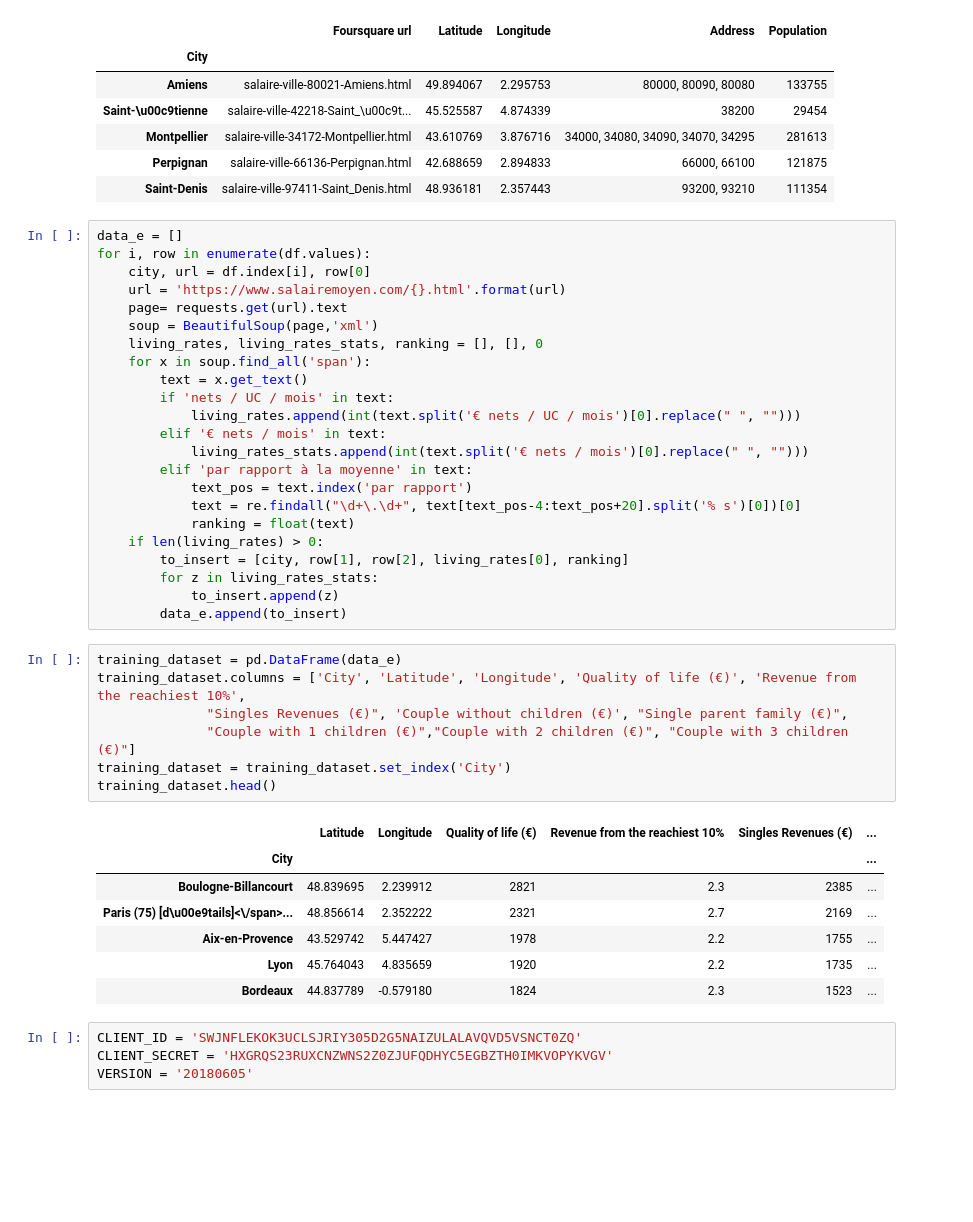
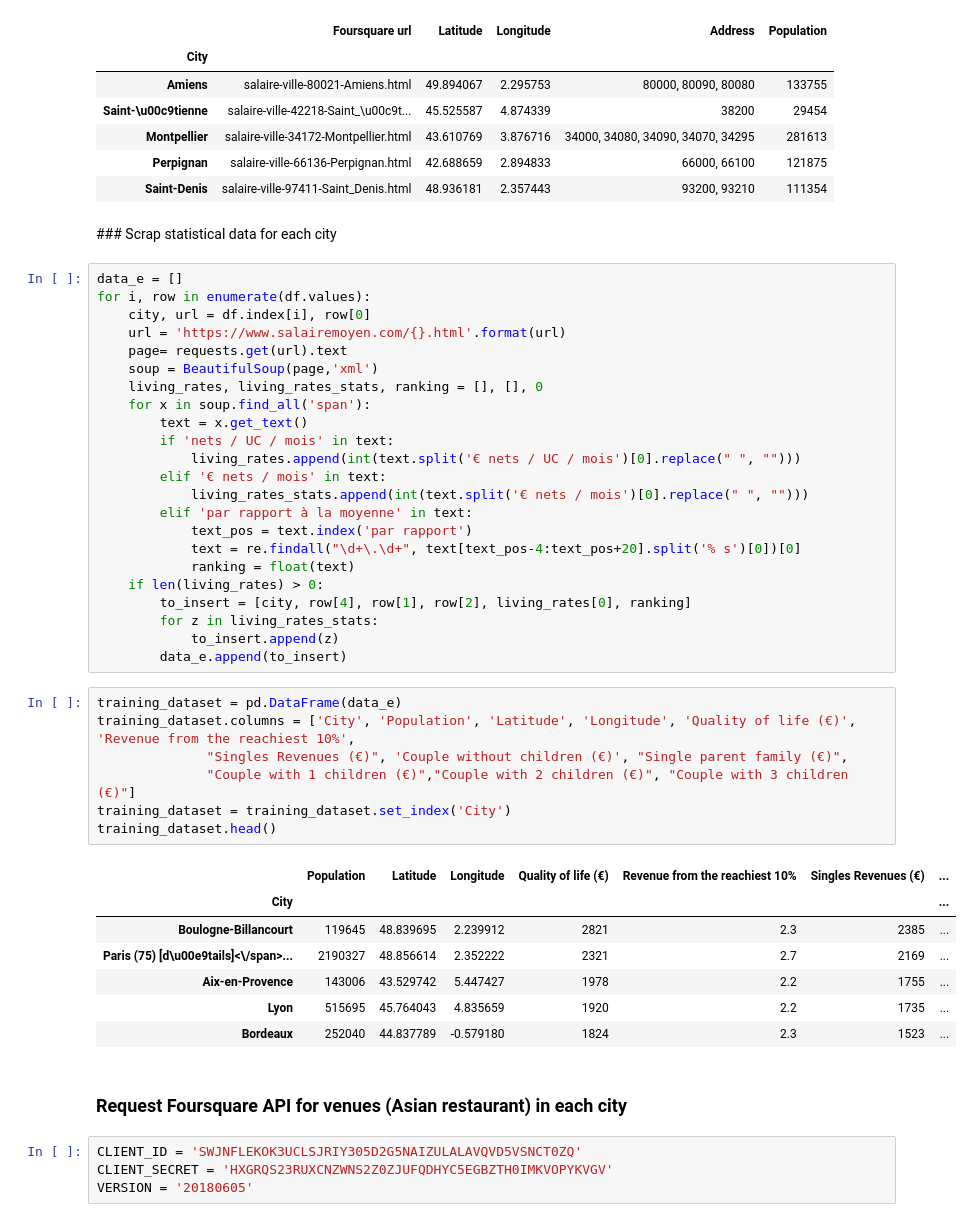
Before and after one commit to PABlond/Data-Science_Capstone, a Jupyter notebook: Final_project.ipynb, the cells around one changed output. Cells and saved outputs as stored; diff of their text form; blank space fills up the shorter version.

```diff
--- a/Final_project.ipynb
+++ b/Final_project.ipynb
@@ -53,6 +60,8 @@ df.tail()
 | Montpellier | salaire-ville-34172-Montpellier.html | 43.610769 | 3.876716 | 34000, 34080, 34090, 34070, 34295 | 281613 |
 | Perpignan | salaire-ville-66136-Perpignan.html | 42.688659 | 2.894833 | 66000, 66100 | 121875 |
 | Saint-Denis | salaire-ville-97411-Saint_Denis.html | 48.936181 | 2.357443 | 93200, 93210 | 111354 |
+# %% [markdown]
+### Scrap statistical data for each city
 # %%
 data_e = []
 for i, row in enumerate(df.values):
@@ -72,25 +81,27 @@ for i, row in enumerate(df.values):
             text = re.findall("\d+\.\d+", text[text_pos-4:text_pos+20].split('% s')[0])[0]
             ranking = float(text)
     if len(living_rates) > 0:
-        to_insert = [city, row[1], row[2], living_rates[0], ranking]
+        to_insert = [city, row[4], row[1], row[2], living_rates[0], ranking]
         for z in living_rates_stats:
             to_insert.append(z)
         data_e.append(to_insert)
 # %%
 training_dataset = pd.DataFrame(data_e)
-training_dataset.columns = ['City', 'Latitude', 'Longitude', 'Quality of life (€)', 'Revenue from the reachiest 10%',
+training_dataset.columns = ['City', 'Population', 'Latitude', 'Longitude', 'Quality of life (€)', 'Revenue from the reachiest 10%',
               "Singles Revenues (€)", 'Couple without children (€)', "Single parent family (€)",
               "Couple with 1 children (€)","Couple with 2 children (€)", "Couple with 3 children (€)"]
 training_dataset = training_dataset.set_index('City')
 training_dataset.head()
 # %% [output]
-|  | Latitude | Longitude | Quality of life (€) | Revenue from the reachiest 10% | Singles Revenues (€) | ... |
-| City |  |  |  |  |  | ... |
-| Boulogne-Billancourt | 48.839695 | 2.239912 | 2821 | 2.3 | 2385 | ... |
-| Paris (75) [d\u00e9tails]<\/span>... | 48.856614 | 2.352222 | 2321 | 2.7 | 2169 | ... |
-| Aix-en-Provence | 43.529742 | 5.447427 | 1978 | 2.2 | 1755 | ... |
-| Lyon | 45.764043 | 4.835659 | 1920 | 2.2 | 1735 | ... |
-| Bordeaux | 44.837789 | -0.579180 | 1824 | 2.3 | 1523 | ... |
+|  | Population | Latitude | Longitude | Quality of life (€) | Revenue from the reachiest 10% | Singles Revenues (€) | ... |
+| City |  |  |  |  |  |  | ... |
+| Boulogne-Billancourt | 119645 | 48.839695 | 2.239912 | 2821 | 2.3 | 2385 | ... |
+| Paris (75) [d\u00e9tails]<\/span>... | 2190327 | 48.856614 | 2.352222 | 2321 | 2.7 | 2169 | ... |
+| Aix-en-Provence | 143006 | 43.529742 | 5.447427 | 1978 | 2.2 | 1755 | ... |
+| Lyon | 515695 | 45.764043 | 4.835659 | 1920 | 2.2 | 1735 | ... |
+| Bordeaux | 252040 | 44.837789 | -0.579180 | 1824 | 2.3 | 1523 | ... |
+# %% [markdown]
+### Request Foursquare API for venues (Asian restaurant) in each city
 # %%
 CLIENT_ID = 'SWJNFLEKOK3UCLSJRIY305D2G5NAIZULALAVQVD5VSNCT0ZQ'
 CLIENT_SECRET = 'HXGRQS23RUXCNZWNS2Z0ZJUFQDHYC5EGBZTH0IMKVOPYKVGV'
```
Also changed, not shown: parts of 19 cells of this notebook.
